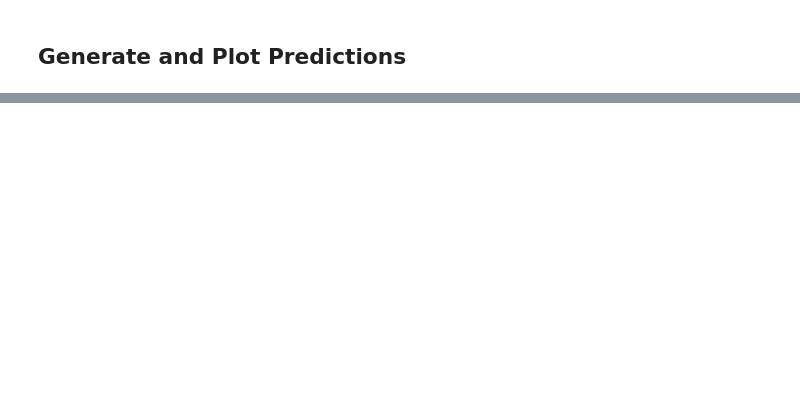
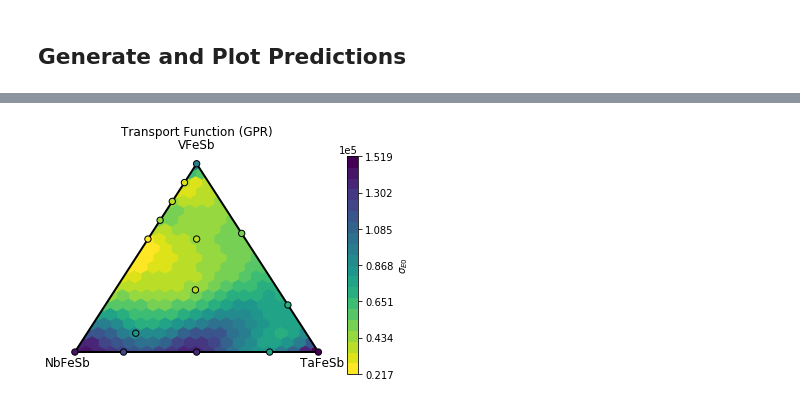
Before and after one commit to RamyaGuru/TECCA_GPR, a Jupyter notebook: SigmaE0_Kernel_Function.ipynb, the cells around one changed output, grey strips where cells are left out. Drawn from its saved outputs; the diff is of its cells as text; code cells hidden in the pictures; blank space fills up the shorter version.

```diff
--- a/SigmaE0_Kernel_Function.ipynb
+++ b/SigmaE0_Kernel_Function.ipynb
@@ -535,0 +538,14 @@ plot_system(pred_dict, sig_df, vmin = 60000, vmax = 120000)
+# %%
+counter = 0
+unc = np.empty((len(P), 4))
+for i in range(len(P)):
+    res = gp.gp.posterior_covariance(np.array([[P[i], Q[i], R[i]]]))
+    unc[counter, 0] = P[i]
+    unc[counter, 1] = Q[i]
+    unc[counter, 2] = R[i]
+    unc[counter, 3] = np.sqrt(res["v(x)"])  #no obj
+    counter += 1
+print(unc)
+
+cov_dict = convert_to_dict(unc, 20)
+plot_system(cov_dict)
@@ -535,0 +606,15 @@ plot_system(pred_dict, sig_df, vmin = 60000, vmax = 120000)
+# %%
+gp = GPOptimizer(2, 1, 1, index_set_bounds)
+
+hyperparameter_bounds = np.array([[0.0001,1e10],[0.0001, 10000],[0, 0.002], [0, 0.002], [0, 0.002]])
+likelihood_optimization_method = "global"
+likelihood_optimization_max_iter = 120
+likelihood_optimization_pop_size = 100
+likelihood_optimization_tolerance = 0.000001
+hps_guess = np.array([100000, 1, 0.001, 0.001, 0.001])
+
+gp.tell(x, y, v)
+gp.init_gp(hps_guess,
+           gp_kernel_function=kernel_l2_single_task,
+           gp_mean_function=run_muggianu_array_sigmae0_2)
+gp.train_gp(hyperparameter_bounds)
@@ -535,0 +641,12 @@ plot_system(pred_dict, sig_df, vmin = 60000, vmax = 120000)
+# %%
+#run
+counter = 0
+l = np.empty((len(P), 4))
+for i in range(len(P)):
+    res = gp.gp.posterior_mean(np.array([[P[i], Q[i]]]))
+    l[counter, 0] = P[i]
+    l[counter, 1] = Q[i]
+    l[counter, 2] = R[i]
+    l[counter, 3] = res["f(x)"]  #no obj
+    counter += 1
+print(l)
@@ -535,0 +671,5 @@ plot_system(pred_dict, sig_df, vmin = 60000, vmax = 120000)
+# %%
+pred_dict = convert_to_dict(l, 20)
+plot_system(pred_dict, sig_df, axis_labels = ['TaFeSb', 'VFeSb', 'NbFeSb'])
+# %% [output]
+[figure, added]
```
Also changed, not shown: parts of 14 cells of this notebook, 5 other files.
